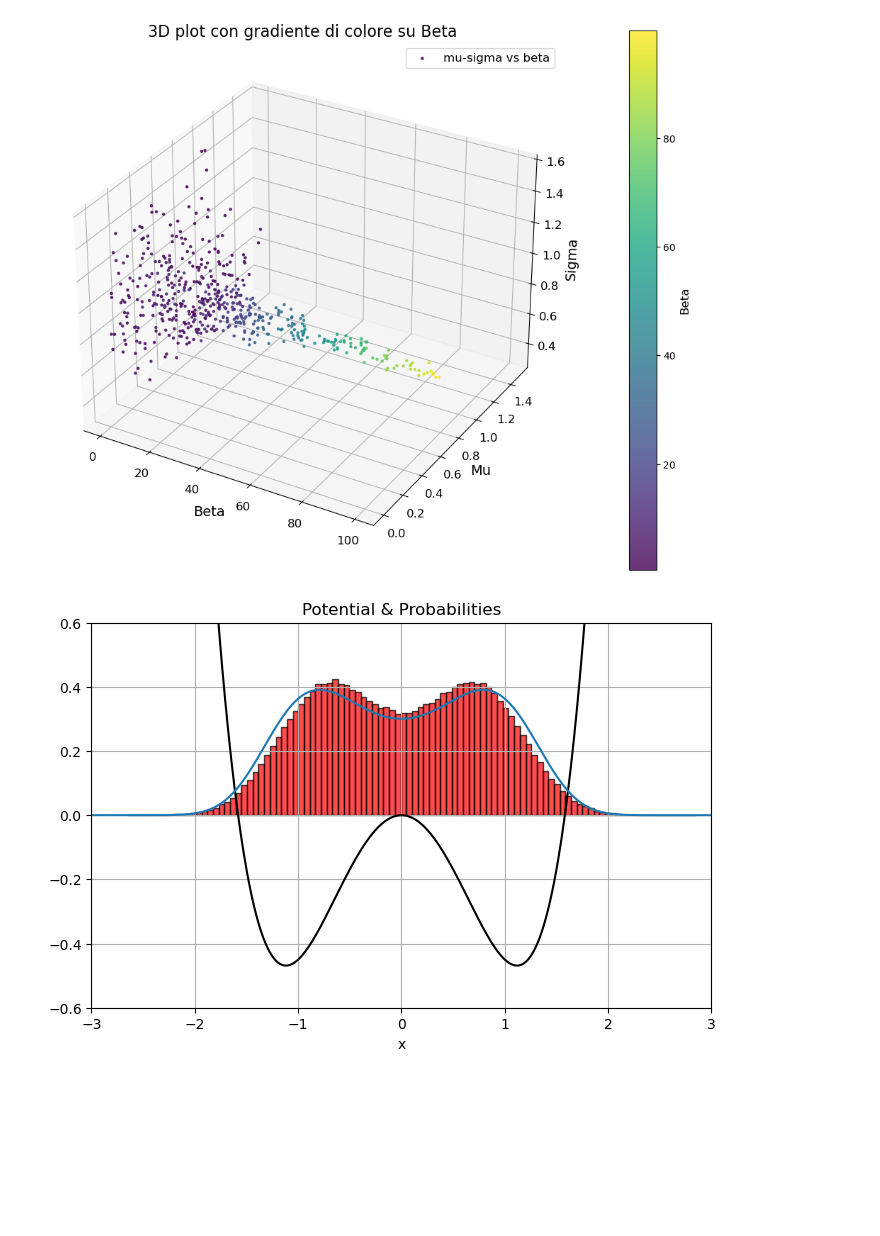
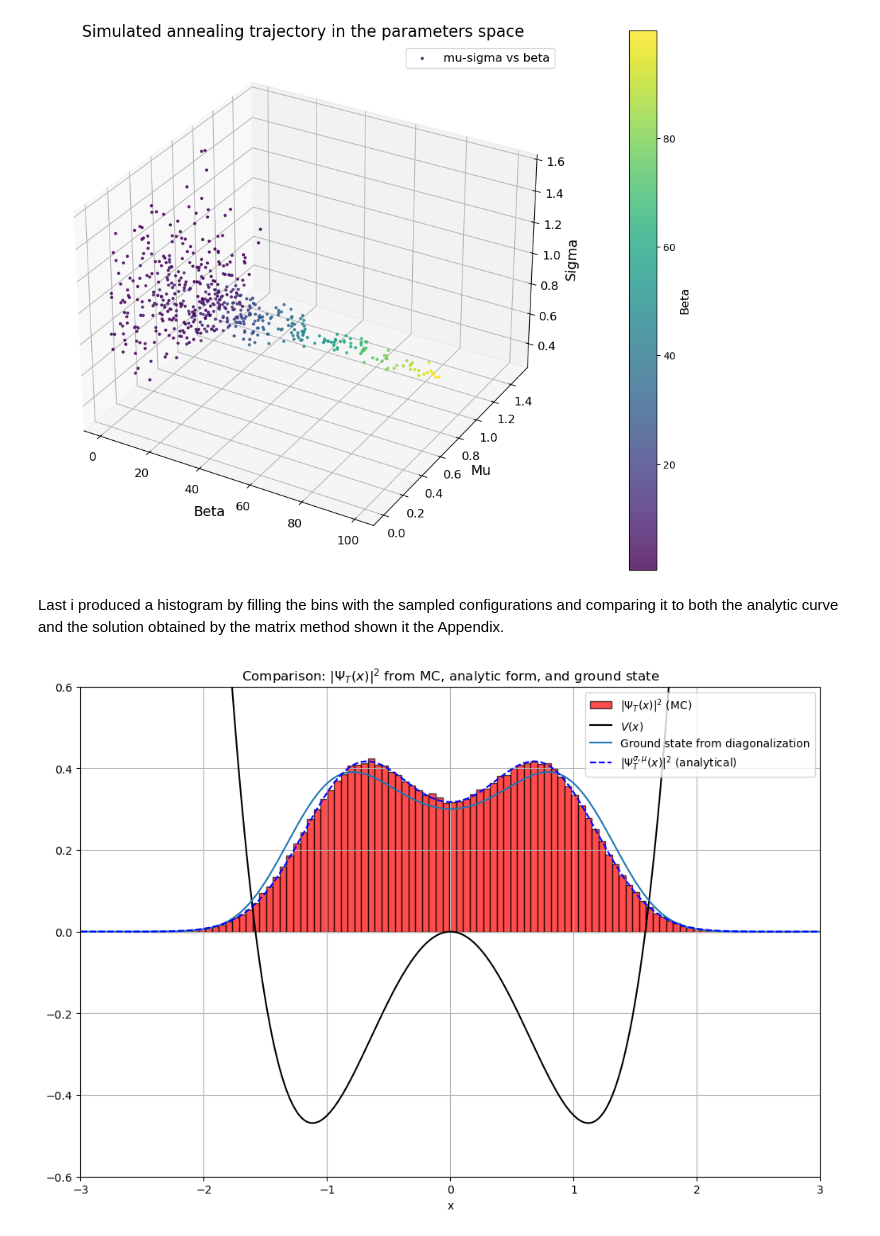
Before and after one commit to mattianasi/Numerical_simulation_laboratory, a Jupyter notebook: Lezione 8/Ex8.ipynb, the cells around one changed output. Cells and saved outputs as stored; diff of their text form; code cells hidden in the pictures; blank space fills up the shorter version.

```diff
--- a/Lezione 8/Ex8.ipynb
+++ b/Lezione 8/Ex8.ipynb
@@ -54,7 +167,7 @@ sc = ax.scatter(beta, mu, sigma,
 ax.set_xlabel('Beta', fontsize=14)
 ax.set_ylabel('Mu', fontsize=14)
 ax.set_zlabel('Sigma', fontsize=14)
-ax.set_title('3D plot con gradiente di colore su Beta', fontsize=16)
+ax.set_title('Simulated annealing trajectory in the parameters space', fontsize=16)
 ax.tick_params(axis='both', which='major', labelsize=12)
 
 # Barra del colore
@@ -67,54 +180,66 @@ ax.legend(fontsize=12)
 plt.tight_layout()
 plt.show()
 # %% [output]
-[figure, old version]
+[figure, new version]
+# %% [markdown]
+Last i produced a histogram by filling the bins with the sampled configurations and comparing it to both the analytic curve and the solution obtained by the matrix method shown it the Appendix.
 # %%
 import numpy as np
 import matplotlib.pyplot as plt
 
+# Load histogram data
 x_hist = np.loadtxt("08.1/amplitude.dat", unpack=True, usecols=(0))
 
+# Define potential
 def Vpot(x):
     return (x**2 - 2.5)*x**2
-    #return 0.5*x**2
 
+# Define trial wavefunction squared (analytical form)
+def psi_trial_sq(x, mu, sigma):
+    psi = np.exp(-(x - mu)**2 / (2 * sigma**2)) + np.exp(-(x + mu)**2 / (2 * sigma**2))
+    return psi**2
+
+# Parameters
 hbar = 1
 m = 1
 a = 10
-N = 1000 # number of iterations
-
-# Step sizes
+N = 1000
 x = np.linspace(-a/2, a/2, N)
-dx = x[1] - x[0] # the step size
+dx = x[1] - x[0]
 V = Vpot(x)
 
-# The central differences method: f" = (f_1 - 2*f_0 + f_-1)/dx^2
+# Central difference matrix
+CDiff = np.diag(np.ones(N-1), -1) - 2*np.diag(np.ones(N), 0) + np.diag(np.ones(N-1), 1)
 
-CDiff = np.diag(np.ones(N-1),-1)-2*np.diag(np.ones(N),0)+np.diag(np.ones(N-1),1)
-# np.diag(np.array,k) construct a "diagonal" matrix using the np.array
-# The default is k=0. Use k>0 for diagonals above the main diagonal,
-# and k<0 for diagonals below the main diagonal
-
-# Hamiltonian matrix
+# Hamiltonian
 H = (-(hbar**2)*CDiff)/(2*m*dx**2) + np.diag(V)
 
-# Compute eigenvectors and their eigenvalues
-E,psi = np.linalg.eigh(H)
+# Diagonalize
+E, psi = np.linalg.eigh(H)
+psi = np.transpose(psi)
+psi = psi / np.sqrt(dx)  # Normalize
 
-# Take the transpose & normalize
-psi = np.transpose(psi)
-psi = psi/np.sqrt(dx)
+# Trial wavefunction parameters (update with your optimized values)
+mu =  0.772229
+sigma = 0.618926
+psi_T_sq = psi_trial_sq(x, mu, sigma)
+psi_T_sq /= np.trapz(psi_T_sq, x)  # Normalize for fair comparison
 
-plt.figure(figsize=(8,5))
+# Plotting
+plt.figure(figsize=(12, 8))
 scale = 0.3
-plt.hist(x_hist, bins=100, color='r', edgecolor='black', alpha=0.7, density=True)
-plt.plot(x, scale*V, color="Black", label="Potential") # plot the potential
-plt.plot(x,(psi[0])**2)
-plt.title("Potential & Probabilities")
+
+plt.hist(x_hist, bins=100, color='r', edgecolor='black', alpha=0.7, density=True, label=r"$|\Psi_T(x)|^2$ (MC)")
+plt.plot(x, scale*V, color="black", label=r"$V(x)$")
+plt.plot(x, (psi[0])**2, label="Ground state from diagonalization")
+plt.plot(x, psi_T_sq, linestyle='--', color='blue', label=r"$|\Psi_T^{\sigma,\mu}(x)|^2$ (analytical)")
+
+plt.title(r"Comparison: $|\Psi_T(x)|^2$ from MC, analytic form, and ground state")
 plt.xlabel("x")
 plt.grid(True)
-plt.xlim((-3,3))
-plt.ylim((-0.6,0.6))
+plt.xlim((-3, 3))
+plt.ylim((-0.6, 0.6))
+plt.legend()
 plt.show()
 # %% [output]
-[figure, old version]
+[figure, new version]
```
Also changed, not shown: parts of 12 cells of this notebook, 27 other files.
